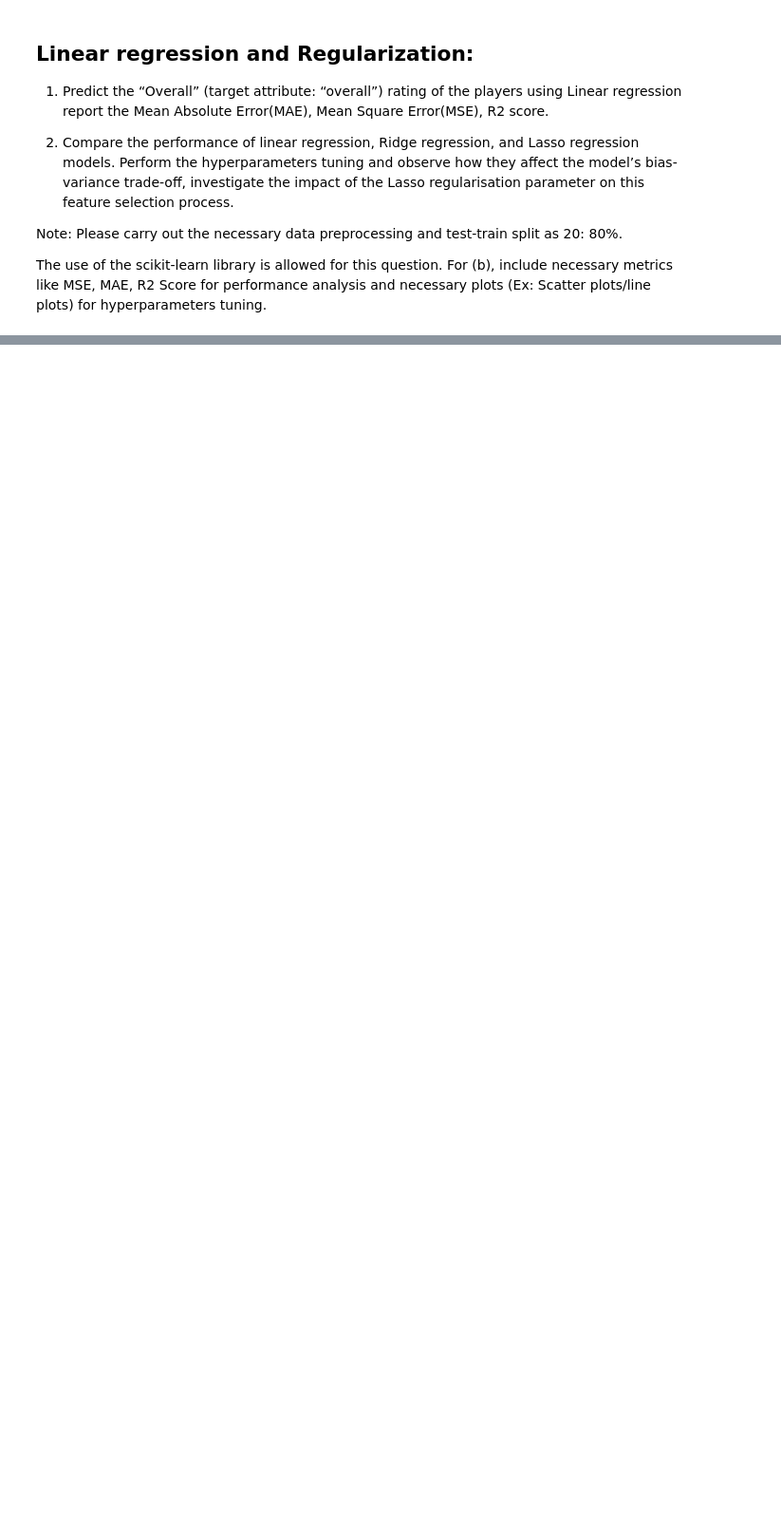
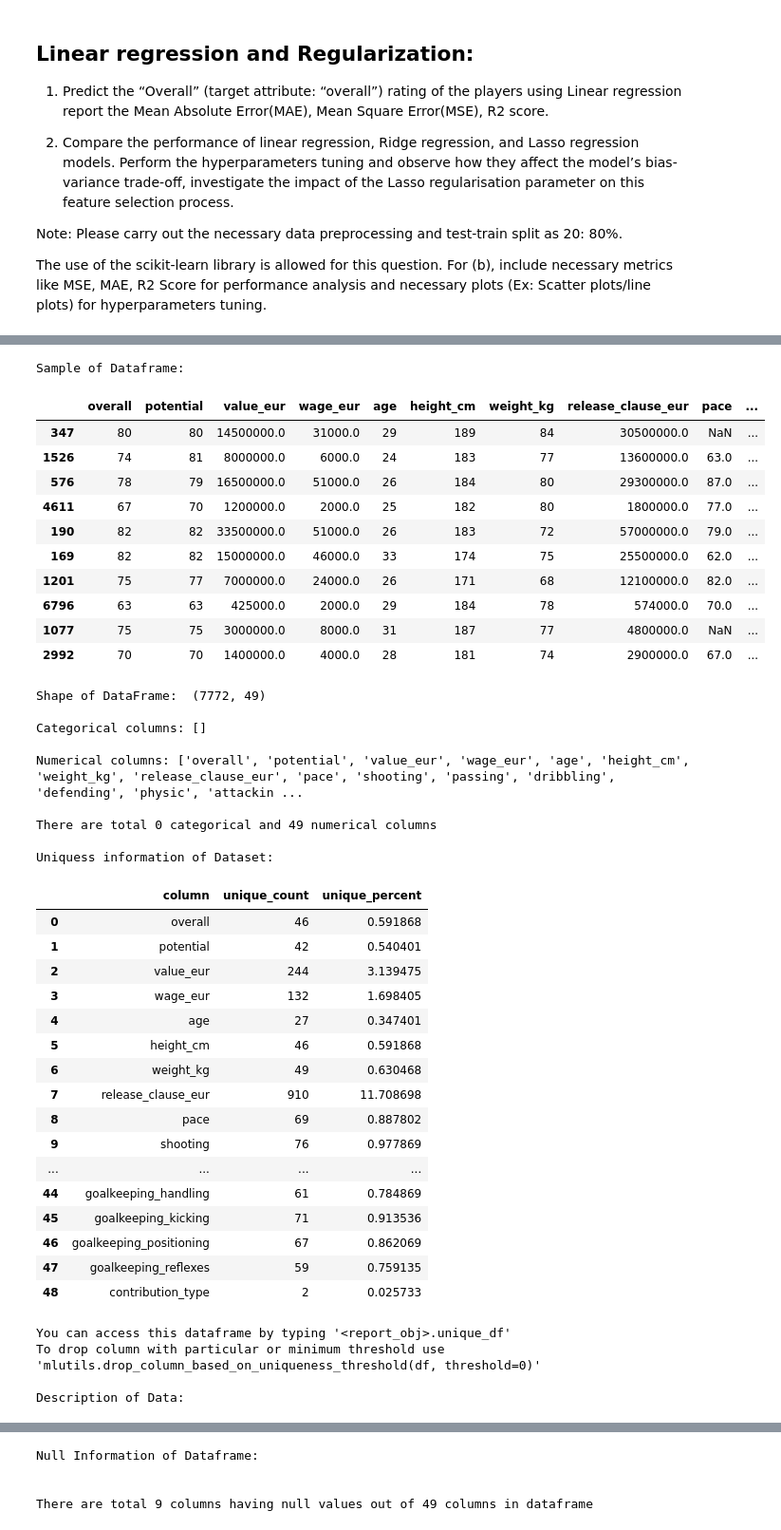
Before and after one commit to Elysian01/IIITB-MTech-AI-Assignments, a Jupyter notebook: Machine-Learning-Assignments-SEM-1/Assignment1/1.ipynb, the cells around one changed output, grey strips where cells are left out. Shown: that part at 95% size. Drawn from its saved outputs; the diff is of its cells as text; code cells hidden in the pictures; blank space fills up the shorter version.

```diff
--- a/Machine-Learning-Assignments-SEM-1/Assignment1/1.ipynb
+++ b/Machine-Learning-Assignments-SEM-1/Assignment1/1.ipynb
@@ -91,0 +94,21 @@ Joint Plot:
+# %%
+### removing categorical columns, more null values columns, unrelated columns (ID, ...)
+
+required_columns = ["overall", 'potential', 'value_eur',
+       'wage_eur', 'age', 'height_cm', 'weight_kg',
+       'release_clause_eur', 'pace', 'shooting', 'passing',
+        'dribbling', 'defending', 'physic',
+       'attacking_crossing', 'attacking_finishing',
+       'attacking_heading_accuracy', 'attacking_short_passing',
+       'attacking_volleys', 'skill_dribbling', 'skill_curve',
+       'skill_fk_accuracy', 'skill_long_passing', 'skill_ball_control',
+       'movement_acceleration', 'movement_sprint_speed', 'movement_agility',
+       'movement_reactions', 'movement_balance', 'power_shot_power',
+       'power_jumping', 'power_stamina', 'power_strength', 'power_long_shots',
+       'mentality_aggression', 'mentality_interceptions',
+       'mentality_positioning', 'mentality_vision', 'mentality_penalties',
+       'mentality_composure', 'defending_marking_awareness',
+       'defending_standing_tackle', 'defending_sliding_tackle',
+       'goalkeeping_diving', 'goalkeeping_handling', 'goalkeeping_kicking',
+       'goalkeeping_positioning', 'goalkeeping_reflexes', 'contribution_type']
+len(required_columns)
@@ -91,0 +117,46 @@ Joint Plot:
+# %%
+clean_df = df[required_columns].copy()
+MlReport(clean_df)
+# %% [output]
+Sample of Dataframe:
+|  | overall | potential | value_eur | wage_eur | age | height_cm | weight_kg | release_clause_eur | pace | ... |
+| 347 | 80 | 80 | 14500000.0 | 31000.0 | 29 | 189 | 84 | 30500000.0 | NaN | ... |
+| 1526 | 74 | 81 | 8000000.0 | 6000.0 | 24 | 183 | 77 | 13600000.0 | 63.0 | ... |
+| 576 | 78 | 79 | 16500000.0 | 51000.0 | 26 | 184 | 80 | 29300000.0 | 87.0 | ... |
+| 4611 | 67 | 70 | 1200000.0 | 2000.0 | 25 | 182 | 80 | 1800000.0 | 77.0 | ... |
+| 190 | 82 | 82 | 33500000.0 | 51000.0 | 26 | 183 | 72 | 57000000.0 | 79.0 | ... |
+| 169 | 82 | 82 | 15000000.0 | 46000.0 | 33 | 174 | 75 | 25500000.0 | 62.0 | ... |
+| 1201 | 75 | 77 | 7000000.0 | 24000.0 | 26 | 171 | 68 | 12100000.0 | 82.0 | ... |
+| 6796 | 63 | 63 | 425000.0 | 2000.0 | 29 | 184 | 78 | 574000.0 | 70.0 | ... |
+| 1077 | 75 | 75 | 3000000.0 | 8000.0 | 31 | 187 | 77 | 4800000.0 | NaN | ... |
+| 2992 | 70 | 70 | 1400000.0 | 4000.0 | 28 | 181 | 74 | 2900000.0 | 67.0 | ... |
+Shape of DataFrame:  (7772, 49)
+
+Categorical columns: []
+
+Numerical columns: ['overall', 'potential', 'value_eur', 'wage_eur', 'age', 'height_cm', 'weight_kg', 'release_clause_eur', 'pace', 'shooting', 'passing', 'dribbling', 'defending', 'physic', 'attackin ...
+
+There are total 0 categorical and 49 numerical columns
+
+Uniquess information of Dataset:
+|  | column | unique_count | unique_percent |
+| 0 | overall | 46 | 0.591868 |
+| 1 | potential | 42 | 0.540401 |
+| 2 | value_eur | 244 | 3.139475 |
+| 3 | wage_eur | 132 | 1.698405 |
+| 4 | age | 27 | 0.347401 |
+| 5 | height_cm | 46 | 0.591868 |
+| 6 | weight_kg | 49 | 0.630468 |
+| 7 | release_clause_eur | 910 | 11.708698 |
+| 8 | pace | 69 | 0.887802 |
+| 9 | shooting | 76 | 0.977869 |
+| ... | ... | ... | ... |
+| 44 | goalkeeping_handling | 61 | 0.784869 |
+| 45 | goalkeeping_kicking | 71 | 0.913536 |
+| 46 | goalkeeping_positioning | 67 | 0.862069 |
+| 47 | goalkeeping_reflexes | 59 | 0.759135 |
+| 48 | contribution_type | 2 | 0.025733 |
+You can access this dataframe by typing '<report_obj>.unique_df'
+To drop column with particular or minimum threshold use 'mlutils.drop_column_based_on_uniqueness_threshold(df, threshold=0)'
+
+Description of Data:
@@ -91,0 +172,4 @@ Joint Plot:
+Null Information of Dataframe:
+
+
+There are total 9 columns having null values out of 49 columns in dataframe
```
Also changed, not shown: parts of 21 cells of this notebook, 3 other files.
